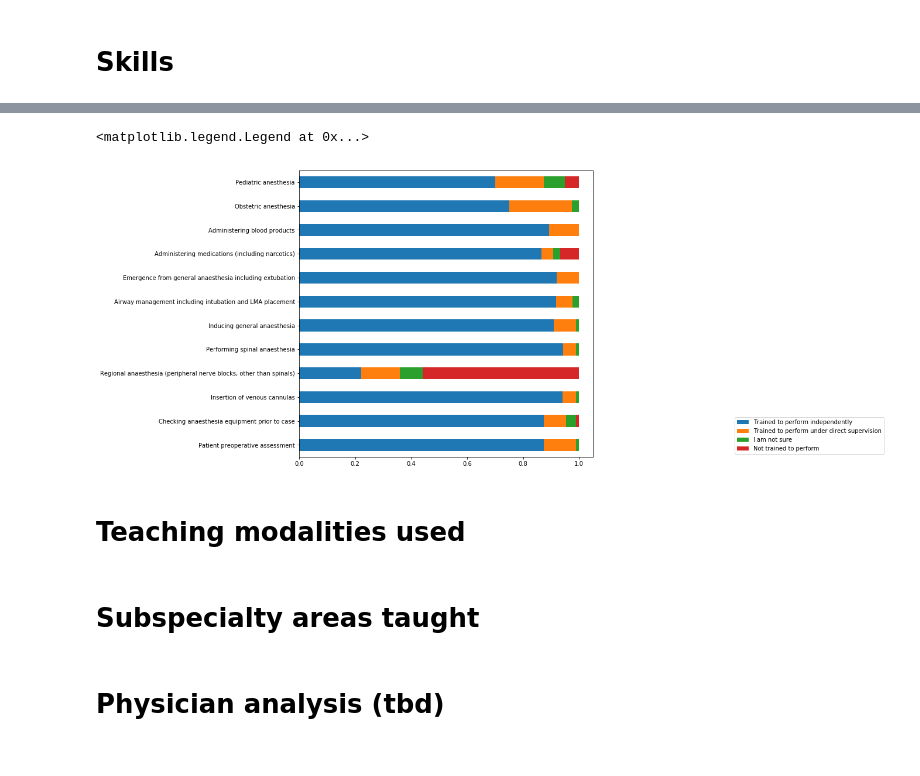
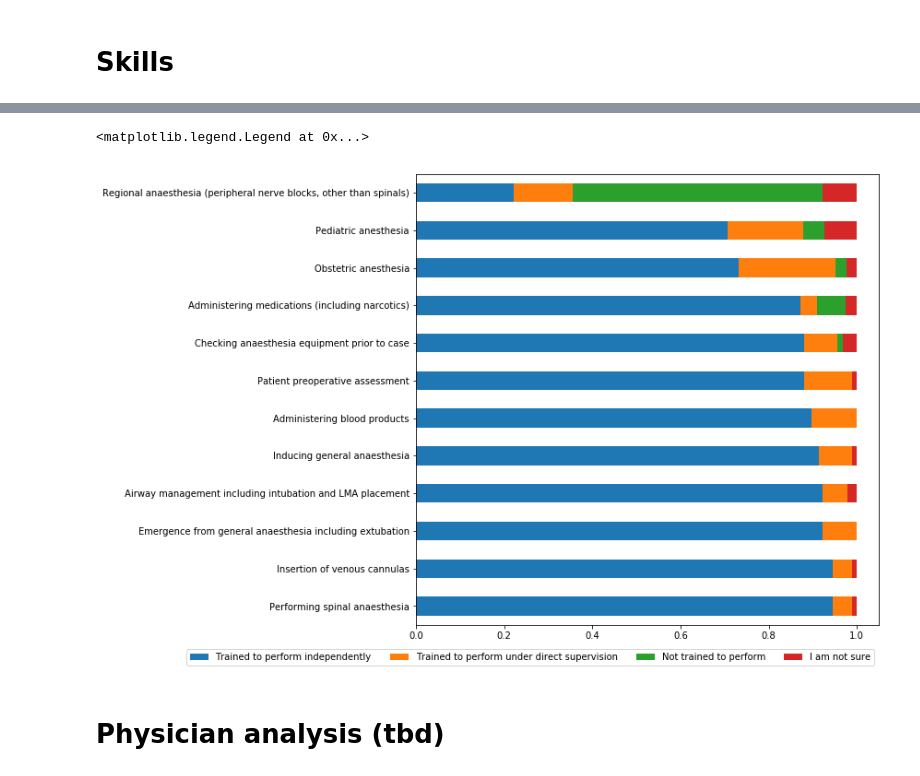
Before and after one commit to lawtj/npa, a Jupyter notebook: npa data.ipynb, the cells around one changed output, grey strips where cells are left out. Cells and saved outputs as stored; diff of their text form; code cells hidden in the pictures.

```diff
--- a/npa data.ipynb
+++ b/npa data.ipynb
@@ -681,0 +948,8 @@ npgds.groupby(['country', 'requirements','degree','npagrads']).count()
+# %%
+sklz = nps.iloc[:,21:33] #select only the skills columns from the whole dataframe
+skills = pd.concat([df1, sklz], axis=1) # join them with degrees, country, etc
+
+# recode some answers that are the same
+skills = skills.replace('Yes, trained to perform independently', 'Trained to perform independently', regex=True)
+skills = skills.replace('Trained to perform with.+', 'Trained to perform under direct supervision', regex=True)
+sklz.count()
@@ -682,39 +970,28 @@ npgds.groupby(['country', 'requirements','degree','npagrads']).count()
 # %%
-sklz = d1.iloc[:,21:33] #select only the skills columns from the whole dataframe
-skills = pd.concat([df1, sklz], axis=1) # join them with degrees, country, etc
-
-# recode some answers that are the same
-skills = skills.replace('Yes, trained to perform independently', 'Trained to perform independently', regex=True)
-skills = skills.replace('Trained to perform with.+', 'Trained to perform under direct supervision', regex=True)
-
-
 # now create a series for each one in percent
 s1 = skills['Patient preoperative assessment'].value_counts(normalize=True)
 s2 = skills['Checking anaesthesia equipment prior to case'].value_counts(normalize=True)
 s3 = skills['Insertion of venous cannulas'].value_counts(normalize=True)
 s4 = skills['Regional anaesthesia (peripheral nerve blocks, other than spinals)'].value_counts(normalize=True)
 s5 = skills['Performing spinal anaesthesia'].value_counts(normalize=True)
 s6 = skills['Inducing general anaesthesia'].value_counts(normalize=True)
 s7 = skills['Airway management including intubation and LMA placement'].value_counts(normalize=True)
 s8 = skills['Emergence from general anaesthesia including extubation'].value_counts(normalize=True)
 s9 = skills['Administering medications (including narcotics)'].value_counts(normalize=True)
 s10 = skills['Administering blood products'].value_counts(normalize=True)
 s11 = skills['Obstetric anesthesia'].value_counts(normalize=True)
 s12 = skills['Pediatric anesthesia'].value_counts(normalize=True)
 
 # glue all the series together into one long dataframe sx
 sx = pd.concat([s1,s2,s3,s4,s5,s6,s7,s8,s9,s10,s11,s12], axis=1, sort=False)
+sx = sx.reindex(['Trained to perform independently','Trained to perform under direct supervision','Not trained to perform','I am not sure'])
 
 #plot the figure
 fig, ax = plt.subplots(figsize=(9,9))
-sx.T.plot(ax=ax, kind='barh', stacked=True).legend(loc='lower right', bbox_to_anchor=(2,0), ncol=1)
+sx.T.sort_values('Trained to perform independently', ascending=False).plot(ax=ax, kind='barh', stacked=True).legend(loc='lower right', bbox_to_anchor=(1,-.1), ncol=4)
 # %% [output]
 <matplotlib.legend.Legend at 0x...>
-[figure, old version]
+[figure, new version]
-# %% [markdown]
-# <a name='modalities'>Teaching modalities used</a>
-# %% [markdown]
-# <a name='subspec'>Subspecialty areas taught</a>
 # %% [markdown]
 # Physician analysis (tbd)
 # %% [markdown]
```
Also changed, not shown: parts of 70 cells of this notebook.
